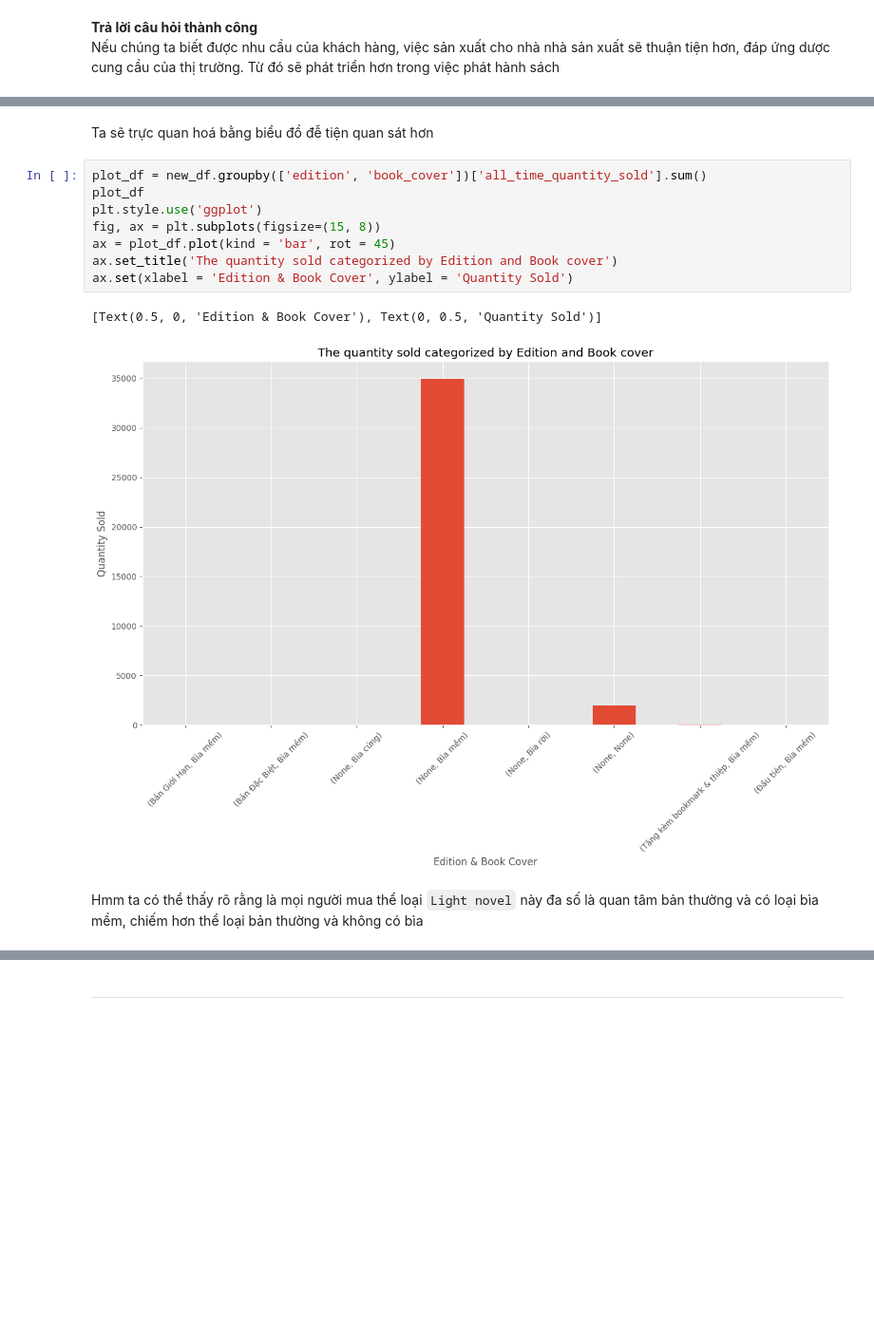
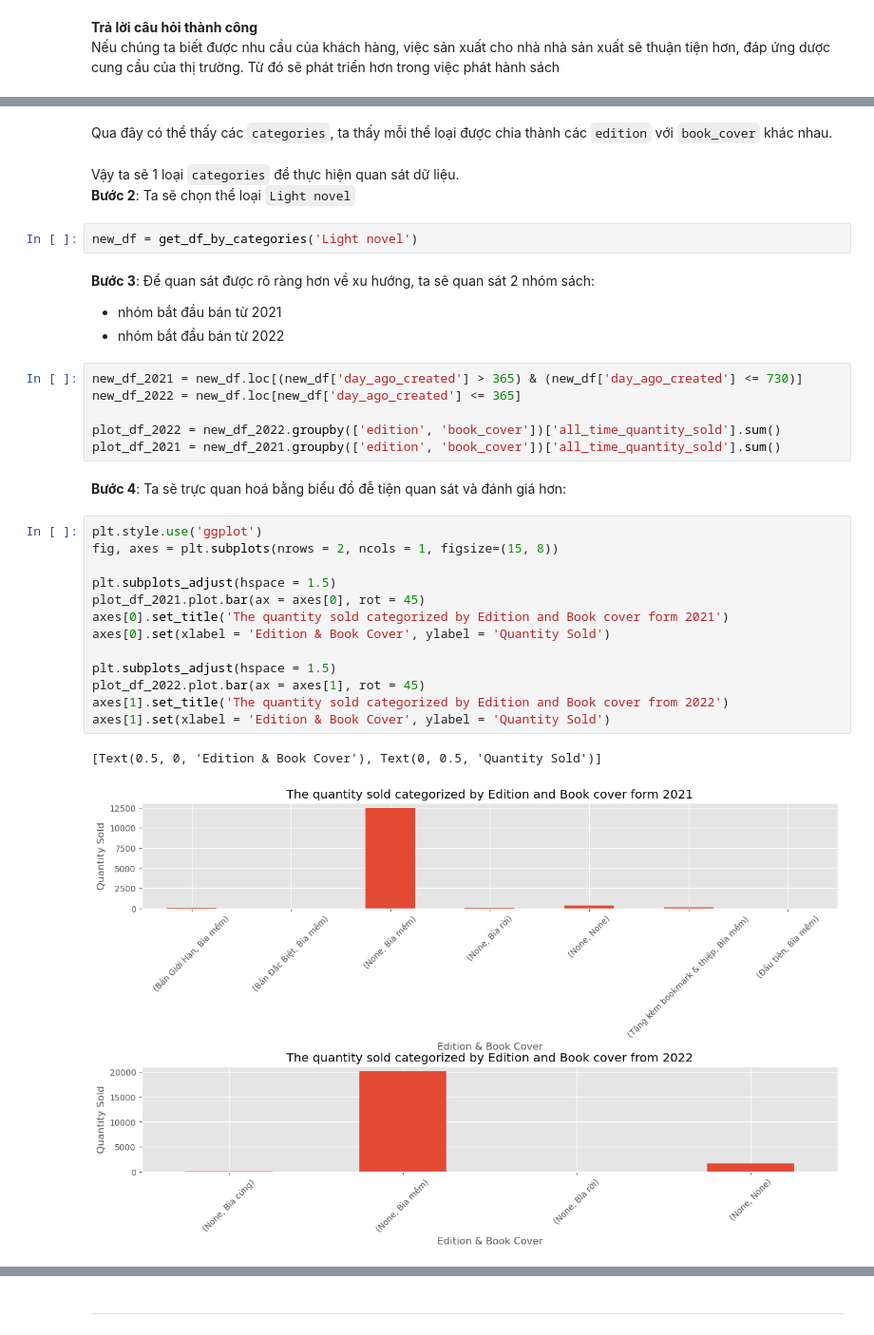
Before and after one commit to Miruku2201/NMKHDL_Final_Project, a Jupyter notebook: question.ipynb, the cells around one changed output, grey strips where cells are left out. Shown at 95% size. Saved outputs shown, nothing was run; the diff lists cells and outputs as text; blank space fills up the shorter version.

```diff
--- a/question.ipynb
+++ b/question.ipynb
@@ -348,15 +385,35 @@ new_df.loc[new_df.book_cover.isnull(), 'book_cover'] = 'None'
+# %% [markdown]
+Qua đây có thể thấy các `categories`, ta thấy mỗi thể loại được chia thành các `edition` với `book_cover` khác nhau.
+# %% [markdown]
+Vậy ta sẽ 1 loại `categories` để thực hiện quan sát dữ liệu.<Br>
+**Bước 2**: Ta sẽ chọn thể loại `Light novel`
+# %%
+new_df = get_df_by_categories('Light novel')
+# %% [markdown]
+**Bước 3**: Để quan sát được rõ ràng hơn về xu hướng, ta sẽ quan sát 2 nhóm sách:
+- nhóm bắt đầu bán từ 2021
+- nhóm bắt đầu bán từ 2022
+# %%
+new_df_2021 = new_df.loc[(new_df['day_ago_created'] > 365) & (new_df['day_ago_created'] <= 730)]
+new_df_2022 = new_df.loc[new_df['day_ago_created'] <= 365]
+
+plot_df_2022 = new_df_2022.groupby(['edition', 'book_cover'])['all_time_quantity_sold'].sum()
+plot_df_2021 = new_df_2021.groupby(['edition', 'book_cover'])['all_time_quantity_sold'].sum()
 # %% [markdown]
-Ta sẽ trực quan hoá bằng biểu đồ đễ tiện quan sát hơn
+**Bước 4**: Ta sẽ trực quan hoá bằng biểu đồ đễ tiện quan sát và đánh giá hơn:
-# %%
-plot_df = new_df.groupby(['edition', 'book_cover'])['all_time_quantity_sold'].sum()
-plot_df
-plt.style.use('ggplot')
-fig, ax = plt.subplots(figsize=(15, 8))
-ax = plot_df.plot(kind = 'bar', rot = 45)
-ax.set_title('The quantity sold categorized by Edition and Book cover')
-ax.set(xlabel = 'Edition & Book Cover', ylabel = 'Quantity Sold')
-# %% [output]
-[Text(0.5, 0, 'Edition & Book Cover'), Text(0, 0.5, 'Quantity Sold')]
-[figure, removed]
-# %% [markdown]
-Hmm ta có thể thấy rõ rằng là mọi người mua thể loại `Light novel` này đa số là quan tâm bản thường và có loại bìa mềm, chiếm hơn thể loại bản thường và không có bìa
+# %%
+plt.style.use('ggplot')
+fig, axes = plt.subplots(nrows = 2, ncols = 1, figsize=(15, 8))
+
+plt.subplots_adjust(hspace = 1.5)
+plot_df_2021.plot.bar(ax = axes[0], rot = 45)
+axes[0].set_title('The quantity sold categorized by Edition and Book cover form 2021')
+axes[0].set(xlabel = 'Edition & Book Cover', ylabel = 'Quantity Sold')
+
+plt.subplots_adjust(hspace = 1.5)
+plot_df_2022.plot.bar(ax = axes[1], rot = 45)
+axes[1].set_title('The quantity sold categorized by Edition and Book cover from 2022')
+axes[1].set(xlabel = 'Edition & Book Cover', ylabel = 'Quantity Sold')
+# %% [output]
+[Text(0.5, 0, 'Edition & Book Cover'), Text(0, 0.5, 'Quantity Sold')]
+[figure, added]
```
Also changed, not shown: parts of 18 cells of this notebook.
